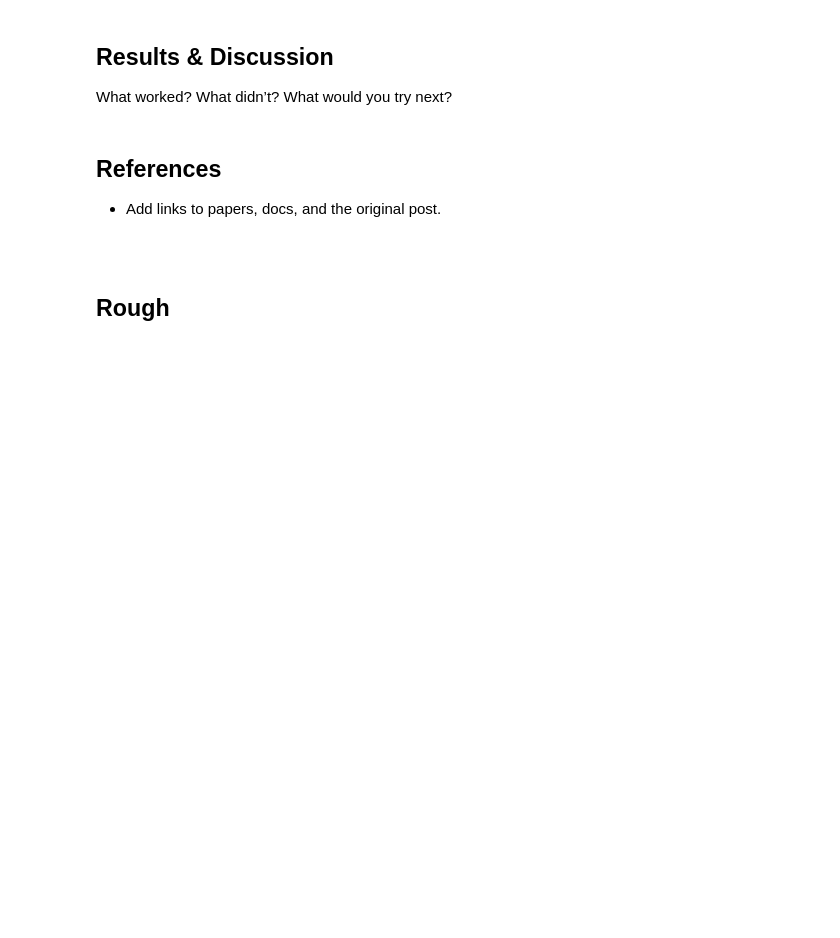
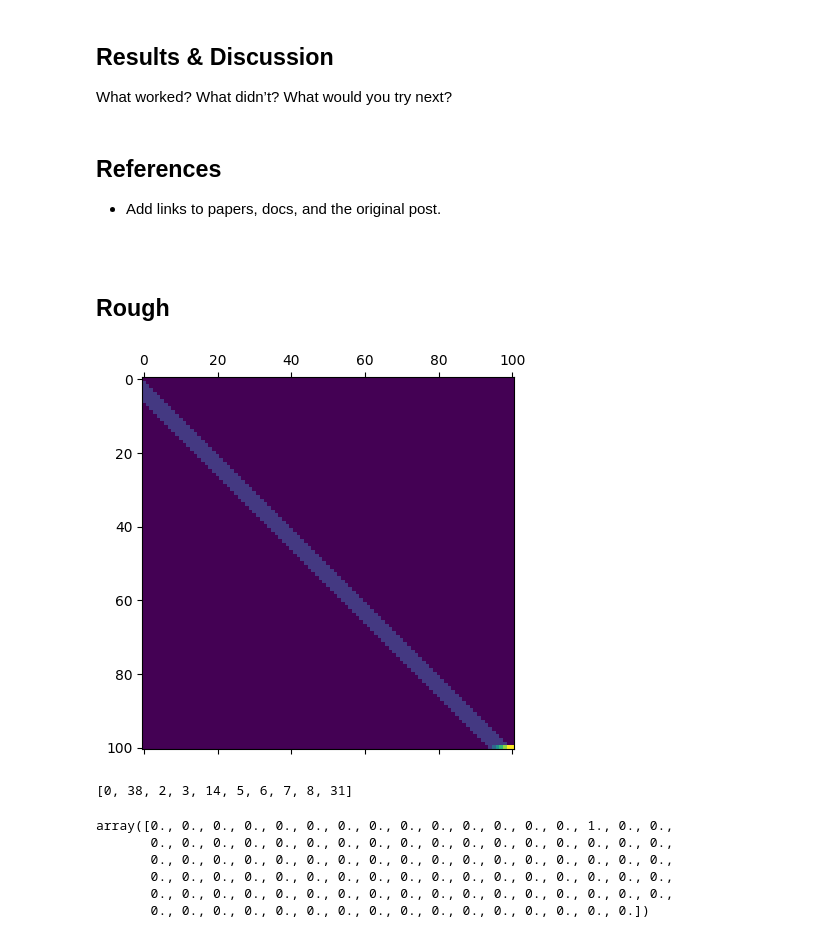
Before and after one commit to footballest/ml-blog-jaketae, a Jupyter notebook: notebooks/chutes_and_ladders_markovchains.ipynb, the cells around one changed output. Drawn from its saved outputs; the diff is of its cells as text; code cells hidden in the pictures; blank space fills up the shorter version.

```diff
--- a/notebooks/chutes_and_ladders_markovchains.ipynb
+++ b/notebooks/chutes_and_ladders_markovchains.ipynb
@@ -67,0 +71,26 @@ What worked? What didn’t? What would you try next?
+# %%
+# Naive function for the stochastic matrix of the game - w/o accounting for the jumpsin the game.
+def naive_stochastic_mat(dim=101, roll=6):
+
+    """Returns a 2D numpy stochastic matrix."""
+
+    # Initialize ndarray of zeros
+    T_1 = np.zeros((dim, dim))
+
+    # Assign probability to appropriate entries
+    for i in range(101):
+        if i < 95:
+            T_1[i + 1:i + 1 + roll, i] = 1. / roll
+        elif i != 100:
+            T_1[i + 1:100, i] = 1. / roll
+            T_1[100, i] = 1 - (1. / roll) * (99 - i)
+        else:
+            T_1[i, i] = 1.
+
+    return T_1
+# %%
+naive_stocm = naive_stochastic_mat()
+plt.matshow(naive_stocm)
+plt.show() # as on can on only the next 6 integers in the sequence given the current state has positive probabilities
+# %% [output]
+[figure, added]
@@ -67,0 +105,7 @@ What worked? What didn’t? What would you try next?
+# %%
+# ndarray of 101 elements
+# If i in chutes_ladders, replace i with corresponding value
+index_lst = [chutes_ladders.get(j, j) for j in range(101)]
+index_lst[0:10]
+# %% [output]
+[0, 38, 2, 3, 14, 5, 6, 7, 8, 31]
@@ -67,0 +118,9 @@ What worked? What didn’t? What would you try next?
+# %%
+T_2[:,4]
+# %% [output]
+array([0., 0., 0., 0., 0., 0., 0., 0., 0., 0., 0., 0., 0., 0., 1., 0., 0.,
+       0., 0., 0., 0., 0., 0., 0., 0., 0., 0., 0., 0., 0., 0., 0., 0., 0.,
+       0., 0., 0., 0., 0., 0., 0., 0., 0., 0., 0., 0., 0., 0., 0., 0., 0.,
+       0., 0., 0., 0., 0., 0., 0., 0., 0., 0., 0., 0., 0., 0., 0., 0., 0.,
+       0., 0., 0., 0., 0., 0., 0., 0., 0., 0., 0., 0., 0., 0., 0., 0., 0.,
+       0., 0., 0., 0., 0., 0., 0., 0., 0., 0., 0., 0., 0., 0., 0., 0.])
```
Also changed, not shown: parts of 8 cells of this notebook.
